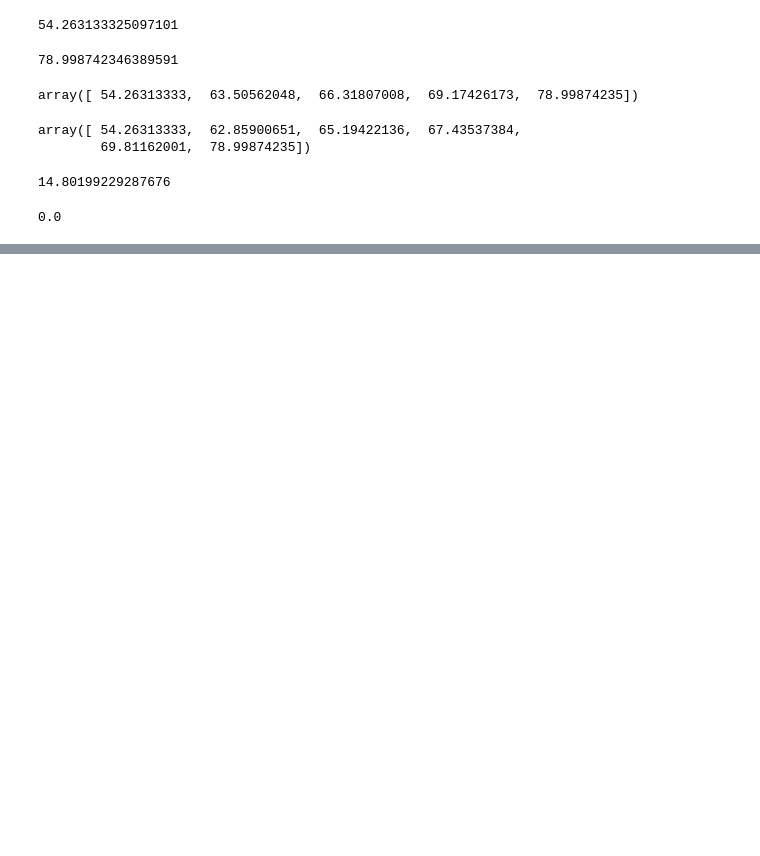
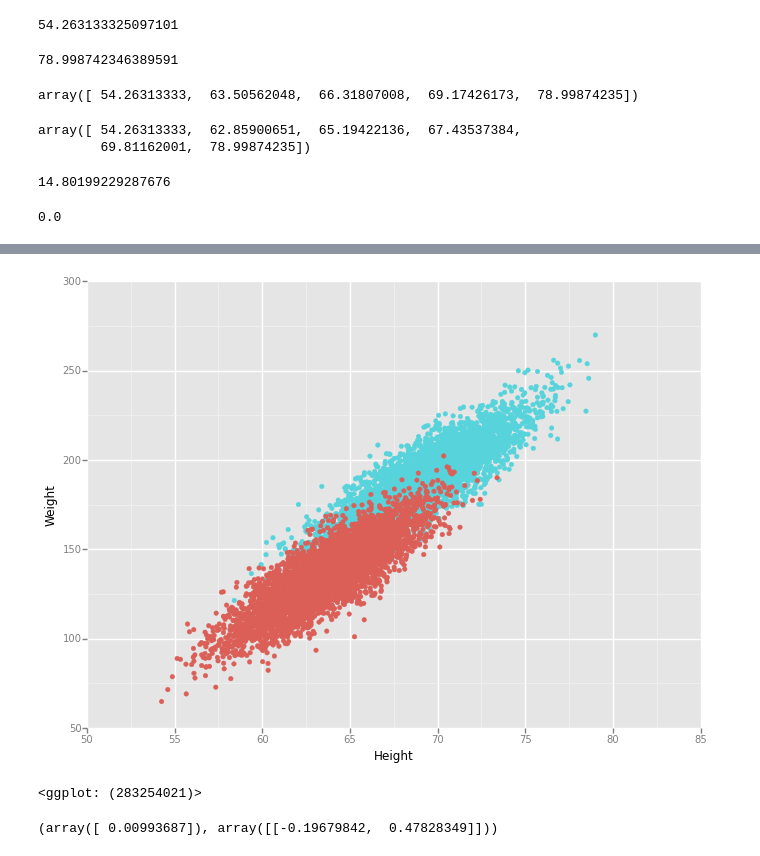
Before and after one commit to vanqm/ML_for_Hackers, a Jupyter notebook: 02-Exploration/chapter02.ipynb, the cells around one changed output, grey strips where cells are left out. Saved outputs shown, nothing was run; the diff lists cells and outputs as text; code cells hidden in the pictures; blank space fills up the shorter version.

Commit message:
added last figure in chapter 2

```diff
--- a/02-Exploration/chapter02.ipynb
+++ b/02-Exploration/chapter02.ipynb
@@ -208,3 +209,6 @@ scale_color_manual(values=['grey','black']) + theme_bw()
 # %%
-ggplot(heights_weights, aes(x = 'Height', y = 'Weight', color = 'Gender)) +
+ggplot(heights_weights, aes(x = 'Height', y = 'Weight', color = 'Gender')) + \
   geom_point()
+# %% [output]
+[figure, added]
+<ggplot: (283254021)>
@@ -210,0 +219,6 @@ ggplot(heights_weights, aes(x = 'Height', y = 'Weight', color = 'Gender)) +
+# %%
+clf = LogisticRegression()
+clf.fit(X, y)
+(clf.intercept_, clf.coef_)
+# %% [output]
+(array([ 0.00993687]), array([[-0.19679842,  0.47828349]]))
```
Also changed, not shown: parts of 23 cells of this notebook.
